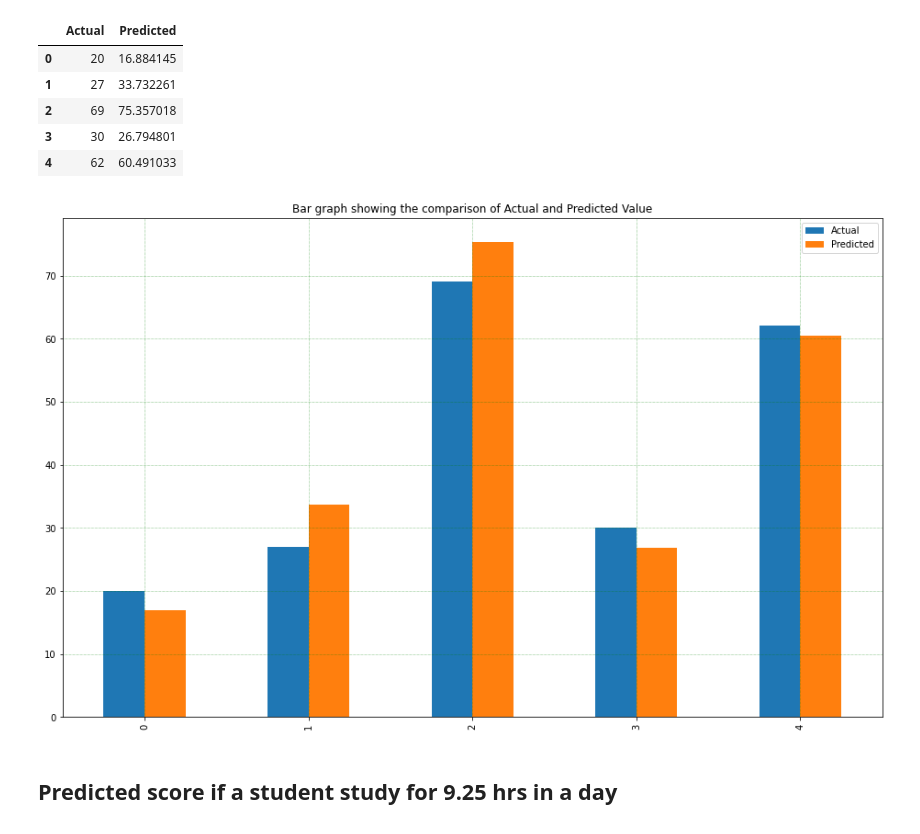
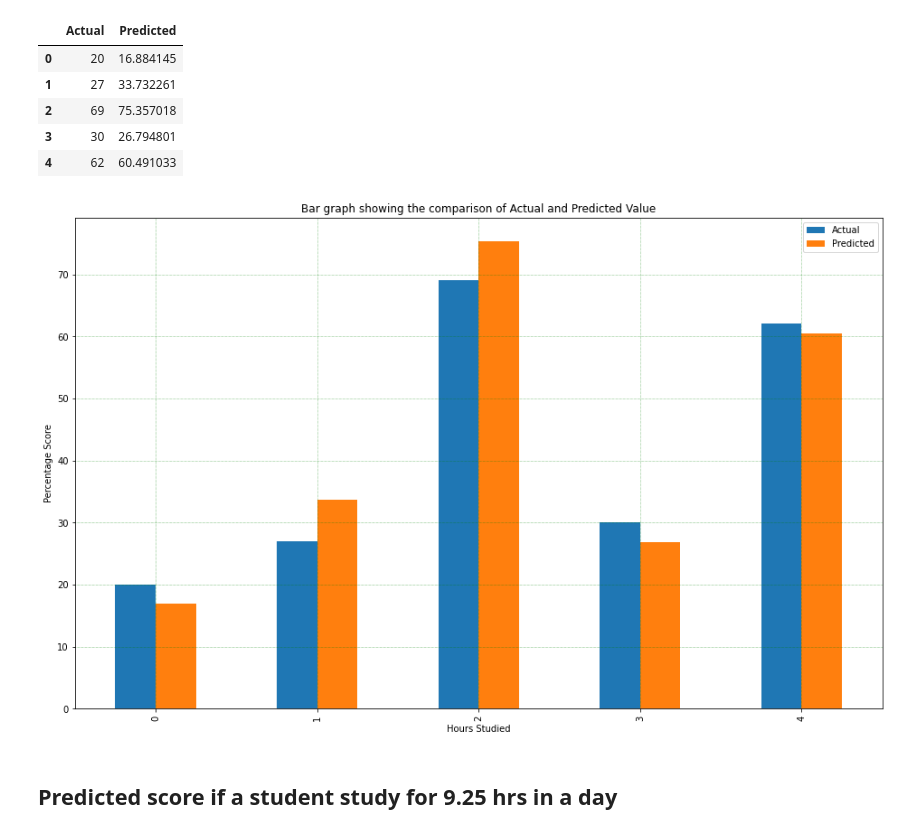
Before and after one commit to aejazvelani/The-Sparks-Foundation, a Jupyter notebook: Task_2__The_Sparks_Foundation.ipynb, the cells around one changed output. Drawn from its saved outputs; the diff is of its cells as text; code cells hidden in the pictures.

```diff
--- a/Task_2__The_Sparks_Foundation.ipynb
+++ b/Task_2__The_Sparks_Foundation.ipynb
@@ -130,12 +135,14 @@ dt
 # %%
 #Comparison of Actual and predicted value in Bar graph representation
 dt.plot(kind='bar',figsize=(16,10))
 plt.title('Bar graph showing the comparison of Actual and Predicted Value')
 plt.grid(which='major',linestyle=':',linewidth='0.5',color='green')
 plt.grid(which='minor',linestyle=':',linewidth='0.5',color='black')
+plt.xlabel("Hours Studied")
+plt.ylabel("Percentage Score")
 plt.show()
 # %% [output]
-[figure, old version]
+[figure, new version]
 # %% [markdown]
 ## Predicted score if a student study for 9.25 hrs in a day
 # %%
```
Also changed, not shown: parts of 4 cells of this notebook.
